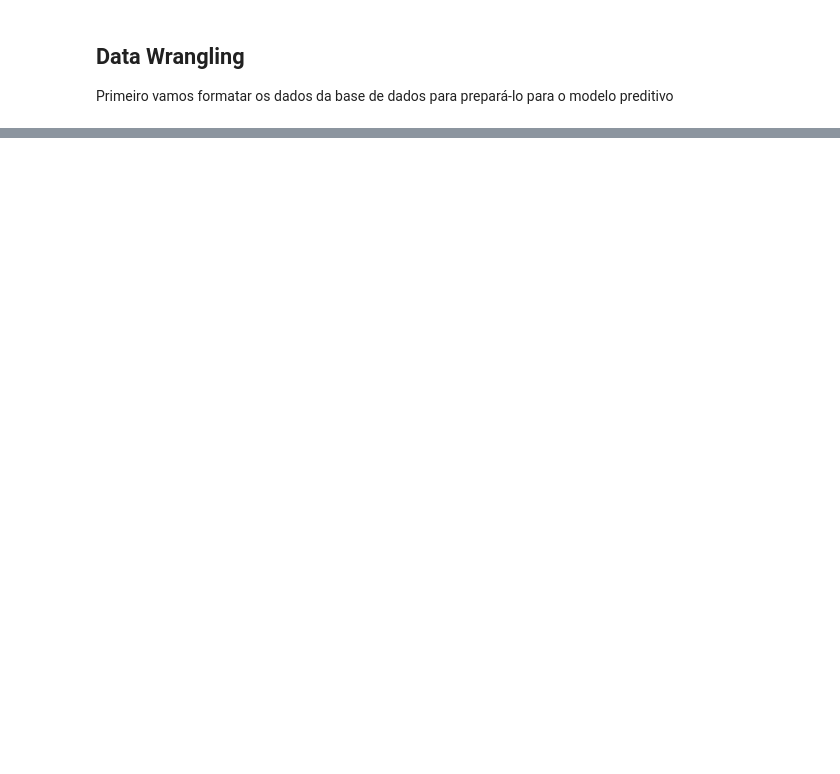
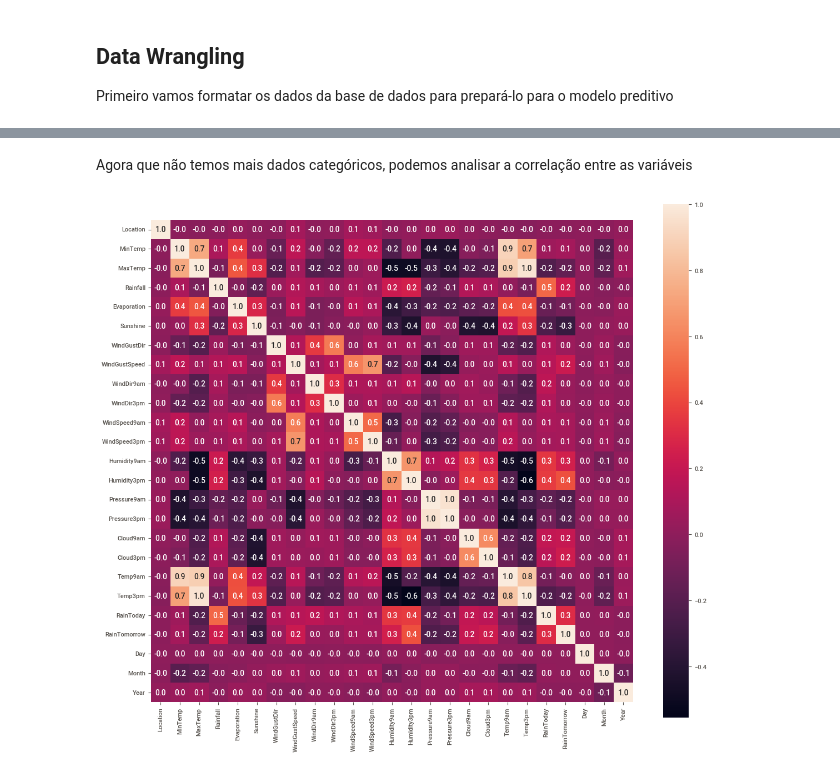
Before and after one commit to HenriqueFBadin/RainInAustraliaAnalysis, a Jupyter notebook: notebooks/notebook-de-ml-australia.ipynb, the cells around one changed output, grey strips where cells are left out. Drawn from its saved outputs; the diff is of its cells as text; code cells hidden in the pictures; blank space fills up the shorter version.

```diff
--- a/notebooks/notebook-de-ml-australia.ipynb
+++ b/notebooks/notebook-de-ml-australia.ipynb
@@ -197,0 +299,6 @@ x_train.shape, y_train.shape, x_test.shape, y_test.shape, x_val.shape, y_val.sha
+# %%
+df['WindGustDir'].fillna(df['WindGustDir'].mode()[0], inplace=True)
+df['WindDir9am'].fillna(df['WindDir9am'].mode()[0], inplace=True)
+df['WindDir3pm'].fillna(df['WindDir3pm'].mode()[0], inplace=True)
+df['RainToday'].fillna(df['RainToday'].mode()[0], inplace=True)
+df['RainTomorrow'].fillna(df['RainTomorrow'].mode()[0], inplace=True)
@@ -197,0 +331,4 @@ x_train.shape, y_train.shape, x_test.shape, y_test.shape, x_val.shape, y_val.sha
+# %%
+# #Tratamento de variaveis categoricas
+df["RainToday"] = df["RainToday"].map({"Yes":1, "No":0})
+df['RainTomorrow'] = df['RainTomorrow'].map({'Yes': 1, 'No': 0})
@@ -197,0 +338,9 @@ x_train.shape, y_train.shape, x_test.shape, y_test.shape, x_val.shape, y_val.sha
+# %%
+df['Date'] = pd.to_datetime(df['Date'])
+df = df.sort_values(by='Date')
+
+df['Day'] = df['Date'].dt.day
+df['Month'] = df['Date'].dt.month
+df['Year'] = df['Date'].dt.year
+
+df.drop('Date', axis=1, inplace=True)  #Não precisamos mais da coluna Date uma vez que já extraímos as informações dela para outras colunas e o dataset está ordenado por data
@@ -197,0 +349,7 @@ x_train.shape, y_train.shape, x_test.shape, y_test.shape, x_val.shape, y_val.sha
+# %%
+le =  LabelEncoder()
+for i in df:
+    if df[i].dtype=='object':
+        df[i] = le.fit_transform(df[i])
+    else:
+        continue
@@ -197,0 +378,10 @@ x_train.shape, y_train.shape, x_test.shape, y_test.shape, x_val.shape, y_val.sha
+# %% [markdown]
+Agora que não temos mais dados categóricos, podemos analisar a correlação entre as variáveis
+# %%
+corr = df.corr()
+plt.figure(figsize=(14,12))
+ax = sns.heatmap(corr, square=True, annot=True, fmt='.1f')
+ax.set_xticklabels(ax.get_xticklabels(), rotation=90)
+plt.show()
+# %% [output]
+[figure, added]
```
Also changed, not shown: parts of 75 cells of this notebook, 1 other file.
